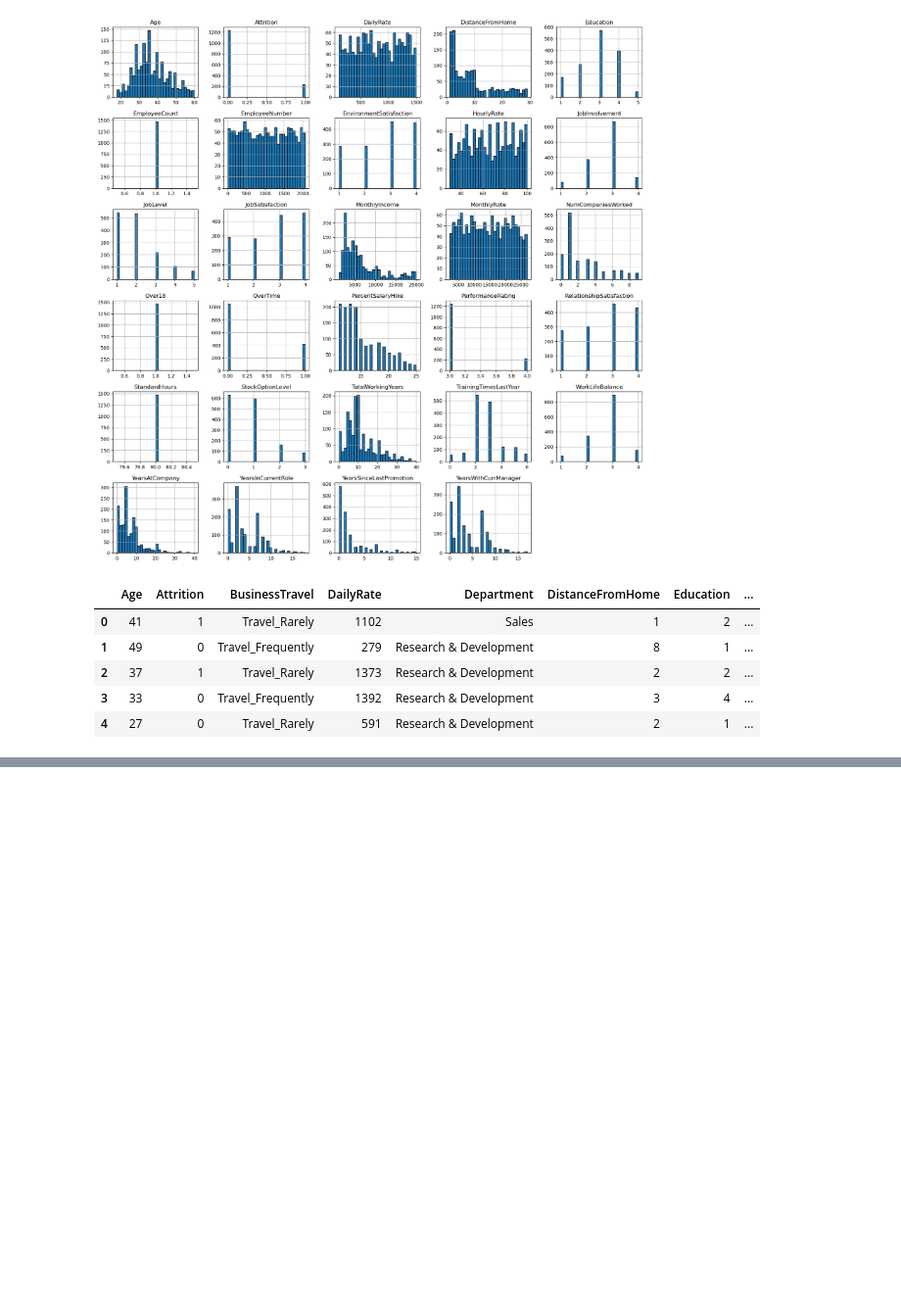
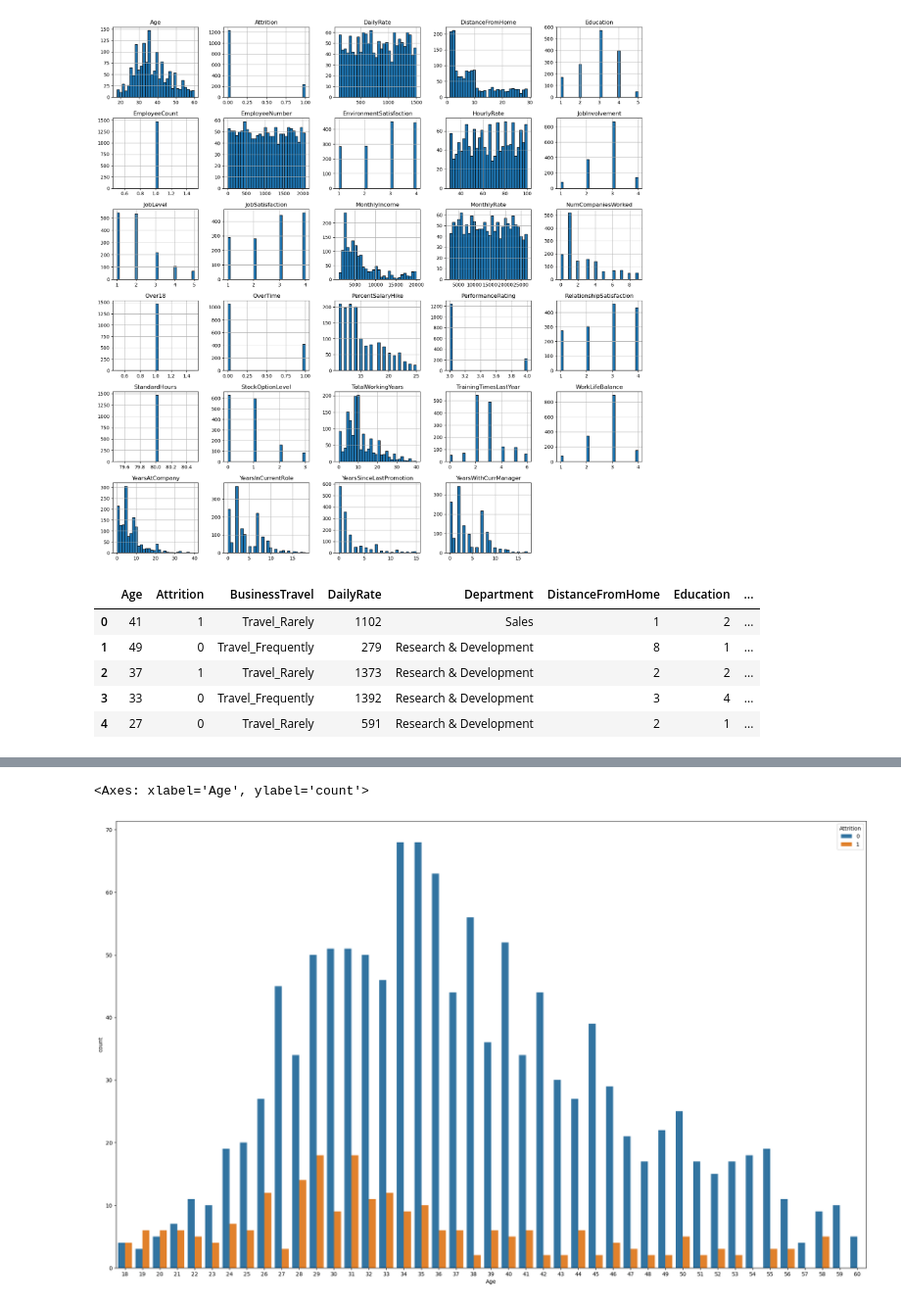
Before and after one commit to ranjansinghds/HR-Analytics-and-Performance-Prediction-Project, a Jupyter notebook: human_resources_department_project.ipynb, the cells around one changed output, grey strips where cells are left out. Shown at 98% size. Drawn from its saved outputs; the diff is of its cells as text; code cells hidden in the pictures; blank space fills up the shorter version.

```diff
--- a/human_resources_department_project.ipynb
+++ b/human_resources_department_project.ipynb
@@ -160,0 +224,7 @@ employee_df.head()
+# %%
+#  checking the age column with attrition column to see what is the age people leave and stay
+plt.figure(figsize=(25, 15))
+sns.countplot(x='Age', hue='Attrition', data=employee_df)
+# %% [output]
+<Axes: xlabel='Age', ylabel='count'>
+[figure, added]
```
Also changed, not shown: parts of 55 cells of this notebook.
